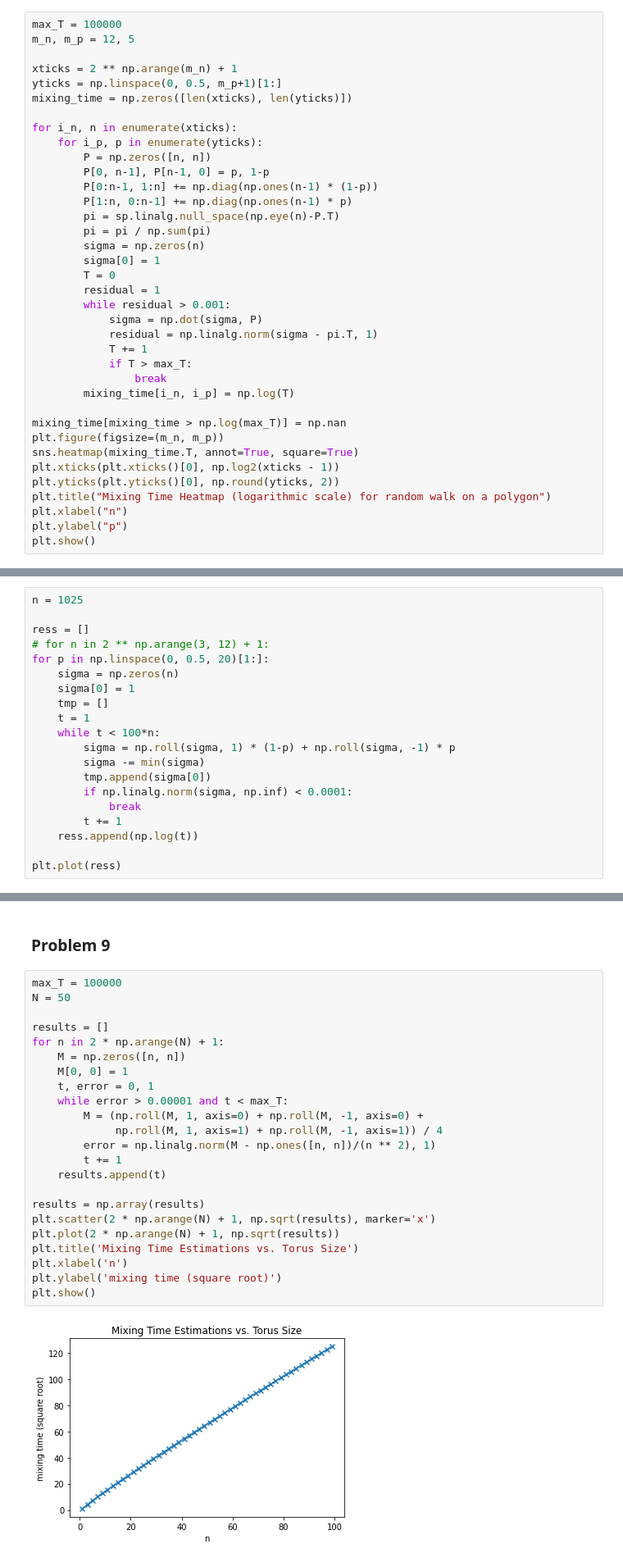
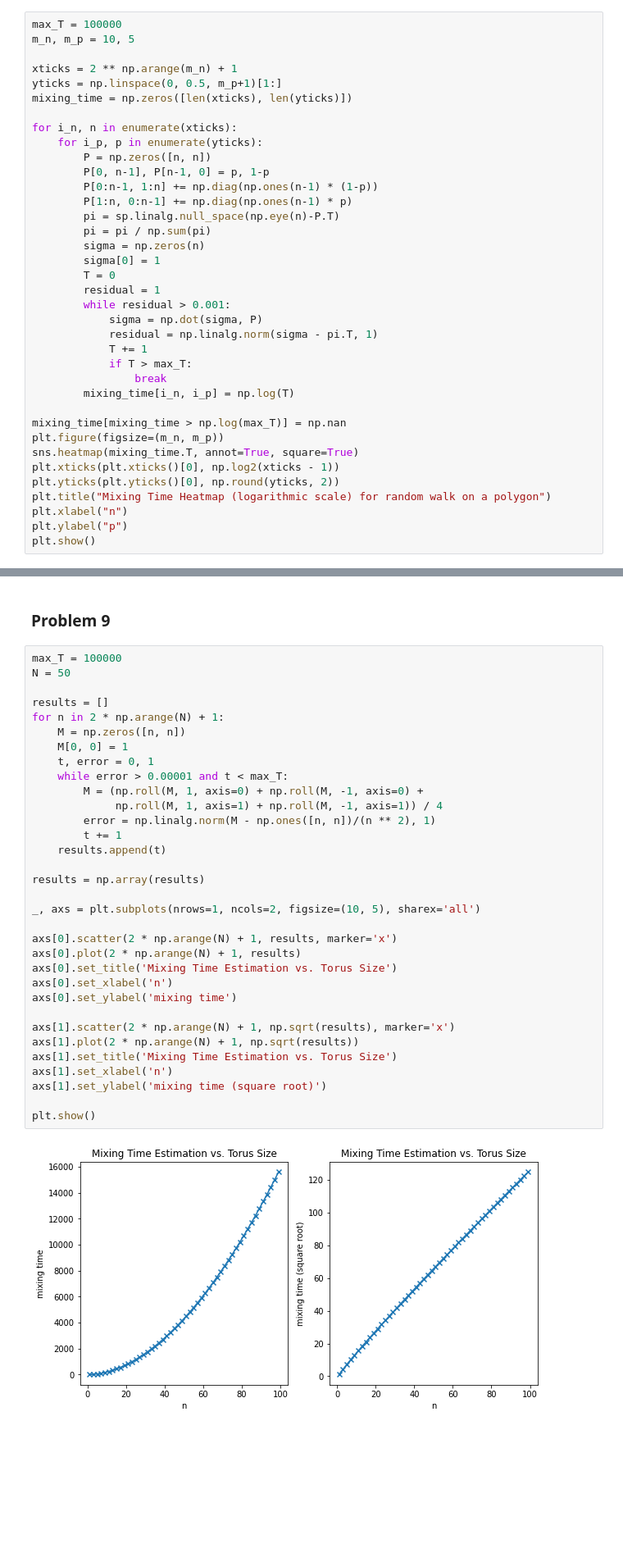
Before and after one commit to MohsenGhodrati/Homeworks, a Jupyter notebook: Applied Stochastic Processes - Spring 2022.ipynb, the cells around one changed output, grey strips where cells are left out. Shown at 82% size. Saved outputs shown, nothing was run; the diff lists cells and outputs as text; blank space fills up the shorter version.

```diff
--- a/Applied Stochastic Processes - Spring 2022.ipynb
+++ b/Applied Stochastic Processes - Spring 2022.ipynb
@@ -206,7 +206,7 @@ plt.show()
 ### Problem 6
 # %%
 max_T = 100000
-m_n, m_p = 12, 5
+m_n, m_p = 10, 5
 
 xticks = 2 ** np.arange(m_n) + 1
 yticks = np.linspace(0, 0.5, m_p+1)[1:]
@@ -246,20 +245,0 @@ KeyboardInterrupt:
-# %%
-n = 1025
-
-ress = []
-# for n in 2 ** np.arange(3, 12) + 1:
-for p in np.linspace(0, 0.5, 20)[1:]:
-    sigma = np.zeros(n)
-    sigma[0] = 1
-    tmp = []
-    t = 1
-    while t < 100*n:
-        sigma = np.roll(sigma, 1) * (1-p) + np.roll(sigma, -1) * p
-        sigma -= min(sigma)
-        tmp.append(sigma[0])
-        if np.linalg.norm(sigma, np.inf) < 0.0001:
-            break
-        t += 1
-    ress.append(np.log(t))
-
-plt.plot(ress)
@@ -322,28 +340,38 @@ plt.show()
 # %%
 max_T = 100000
 N = 50
 
 results = []
 for n in 2 * np.arange(N) + 1:
     M = np.zeros([n, n])
     M[0, 0] = 1
     t, error = 0, 1
     while error > 0.00001 and t < max_T:
         M = (np.roll(M, 1, axis=0) + np.roll(M, -1, axis=0) +
              np.roll(M, 1, axis=1) + np.roll(M, -1, axis=1)) / 4
         error = np.linalg.norm(M - np.ones([n, n])/(n ** 2), 1)
         t += 1
     results.append(t)
 
 results = np.array(results)
-plt.scatter(2 * np.arange(N) + 1, np.sqrt(results), marker='x')
-plt.plot(2 * np.arange(N) + 1, np.sqrt(results))
-plt.title('Mixing Time Estimations vs. Torus Size')
-plt.xlabel('n')
-plt.ylabel('mixing time (square root)')
+
+_, axs = plt.subplots(nrows=1, ncols=2, figsize=(10, 5), sharex='all')
+
+axs[0].scatter(2 * np.arange(N) + 1, results, marker='x')
+axs[0].plot(2 * np.arange(N) + 1, results)
+axs[0].set_title('Mixing Time Estimation vs. Torus Size')
+axs[0].set_xlabel('n')
+axs[0].set_ylabel('mixing time')
+
+axs[1].scatter(2 * np.arange(N) + 1, np.sqrt(results), marker='x')
+axs[1].plot(2 * np.arange(N) + 1, np.sqrt(results))
+axs[1].set_title('Mixing Time Estimation vs. Torus Size')
+axs[1].set_xlabel('n')
+axs[1].set_ylabel('mixing time (square root)')
+
 plt.show()
 # %% [output]
-[figure, old version]
+[figure, new version]
 # %% [markdown]
 ### Problem 10
 # %%
```
Also changed, not shown: parts of 9 cells of this notebook.
